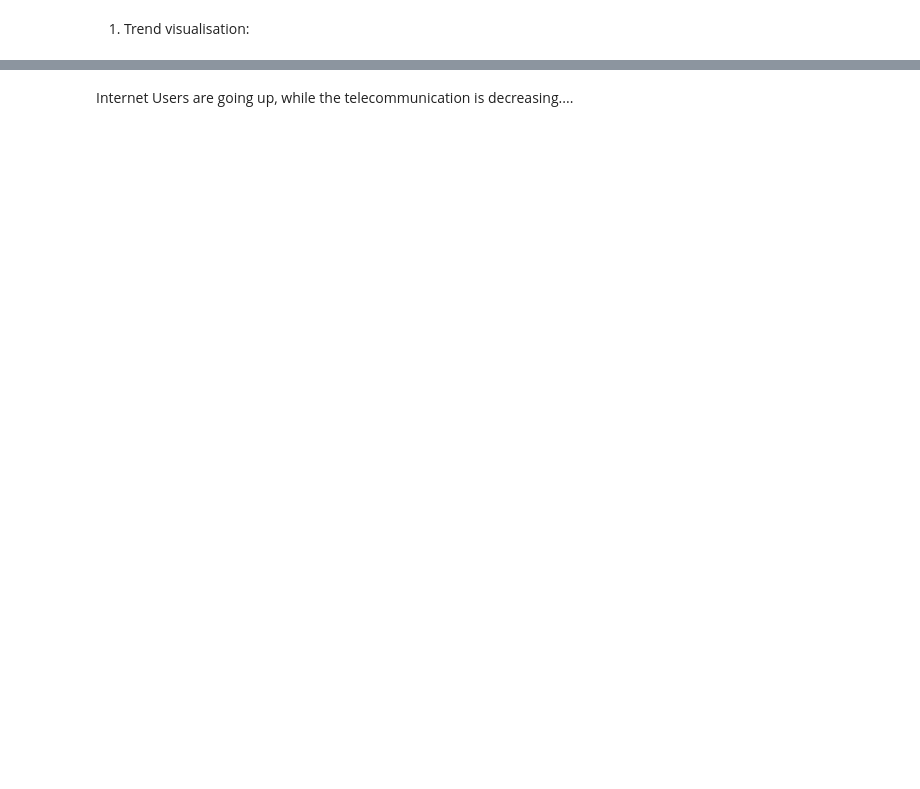
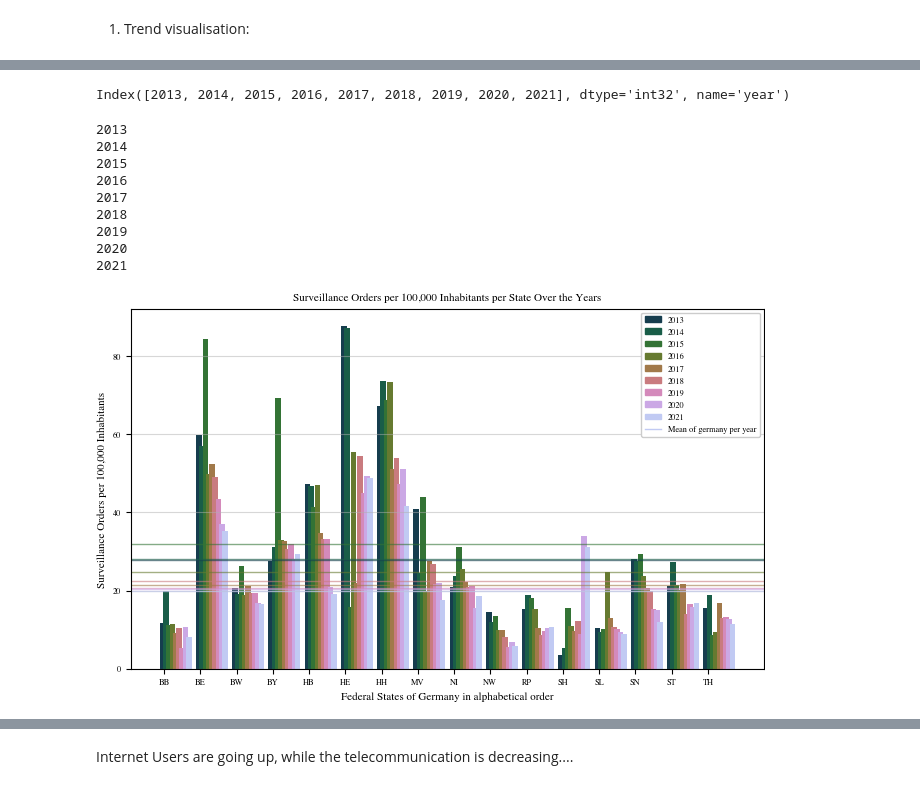
Before and after one commit to JakobUnterholzner/DataLiteracy, a Jupyter notebook: exp/exp_JU_02_RelateSurveillanceToUsers.ipynb, the cells around one changed output, grey strips where cells are left out. Saved outputs shown, nothing was run; the diff lists cells and outputs as text; code cells hidden in the pictures; blank space fills up the shorter version.

```diff
--- a/exp/exp_JU_02_RelateSurveillanceToUsers.ipynb
+++ b/exp/exp_JU_02_RelateSurveillanceToUsers.ipynb
@@ -88,0 +128,7 @@ plt.show()
+# %%
+population = pd.read_csv('../dat/12411-0010-DLAND_population.csv')
+population = pd.melt(population, id_vars=['state'], value_vars=population.columns[1:])
+population.columns = ['state', 'year', 'population']
+population['year'] = population.year.astype('int64')
+print(population)
+population.index
@@ -88,0 +201,4 @@ plt.show()
+# %%
+#divide count by population
+merged_df['count_norm'] = (merged_df['count'] / merged_df['population'] * 100_000).round(5)
+merged_df
@@ -88,0 +219,69 @@ plt.show()
+# %%
+#transfrom to wide format
+merged_df_wide = merged_df.pivot(index='state', columns='year', values='count_norm')
+merged_df_wide.columns
+# %% [output]
+Index([2013, 2014, 2015, 2016, 2017, 2018, 2019, 2020, 2021], dtype='int32', name='year')
+# %%
+german_mean = merged_df_wide.loc['GER']
+data_yearly_transposed = merged_df_wide.drop('GER')
+# %%
+import matplotlib.pyplot as plt
+import matplotlib.cm as cm
+import numpy as np
+from tueplots import bundles
+from matplotlib.patches import Patch
+from matplotlib.lines import Line2D
+
+plt.rcParams.update(bundles.icml2022(column="full", nrows=1, ncols=1, usetex=False))
+
+
+# Create a list of x coordinates for the bars
+x = range(len(data_yearly_transposed.index))
+bar_width = 0.1
+
+# Create a color map
+colors = cm.cubehelix(np.linspace(0.2, 0.8, len(data_yearly_transposed.columns)))
+fig, ax = plt.subplots(1,1)
+
+# Create a list to store the patches for the legend
+legend_patches = []
+
+# Create a bar plot for each column
+for i, (year, color) in enumerate(zip(data_yearly_transposed.columns, colors)):
+    ax.bar([xi*(1+bar_width) + i*bar_width for xi in x], data_yearly_transposed[year], width=0.17, label=year, color=color)
+
+    # Draw a horizontal line at the mean value
+    print(year)
+    ax.axhline(german_mean[year], color=color, linestyle='solid',alpha=0.6, linewidth=1,)
+
+    # Create a patch for the legend
+    legend_patches.append(Patch(color=color, label=year))
+
+# Add a line to the legend for the mean
+legend_patches.append(Line2D([0], [0], color=color, lw=1, linestyle='-', label='Mean of germany per year'))
+
+# Set the labels of the x-axis, y-axis and title
+ax.set_xlabel('Federal States of Germany in alphabetical order')
+ax.set_ylabel('Surveillance Orders per 100,000 Inhabitants')
+ax.set_title('Surveillance Orders per 100,000 Inhabitants per State Over the Years')
+
+# Set the x-ticks to be the states and rotate them
+plt.xticks([xi*(1+bar_width) + 0.5*bar_width for xi in x], data_yearly_transposed.index, rotation=0)
+ax.grid(which="major", axis="y", alpha=0.5)
+
+# Display the legend
+ax.legend(handles=legend_patches, loc="upper right", framealpha=1, facecolor="white")
+plt.savefig('../doc/fig/trend.pdf')
+plt.show()
+# %% [output]
+2013
+2014
+2015
+2016
+2017
+2018
+2019
+2020
+2021
+[figure, added]
```
Also changed, not shown: parts of 16 cells of this notebook.
